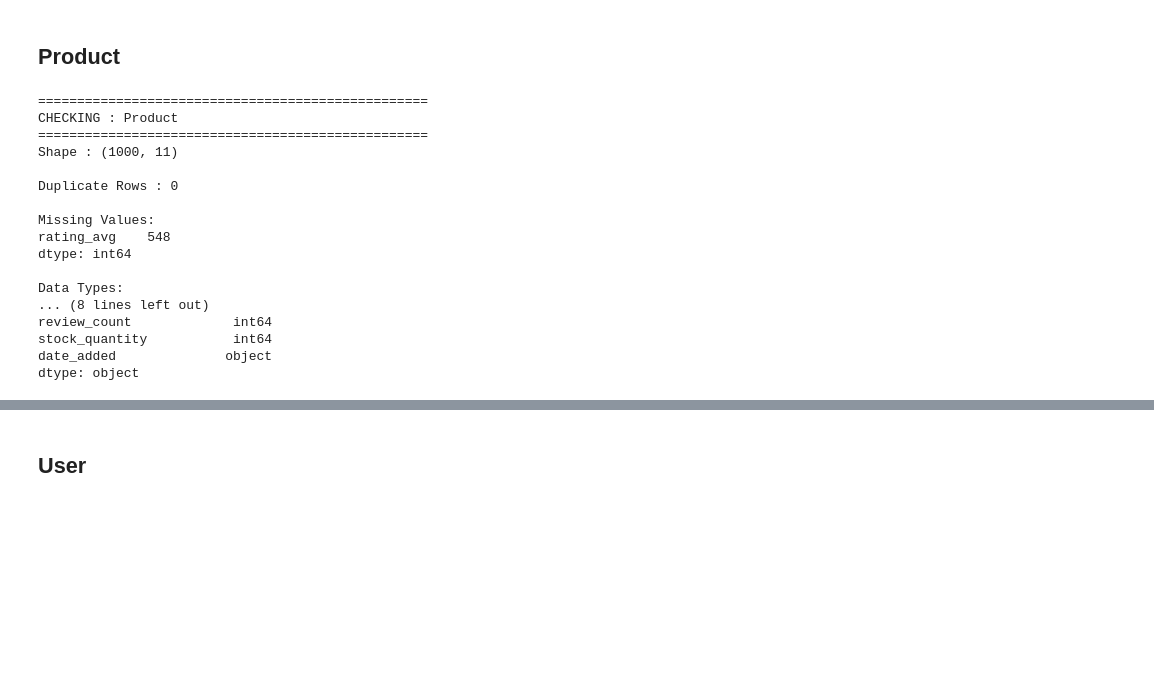
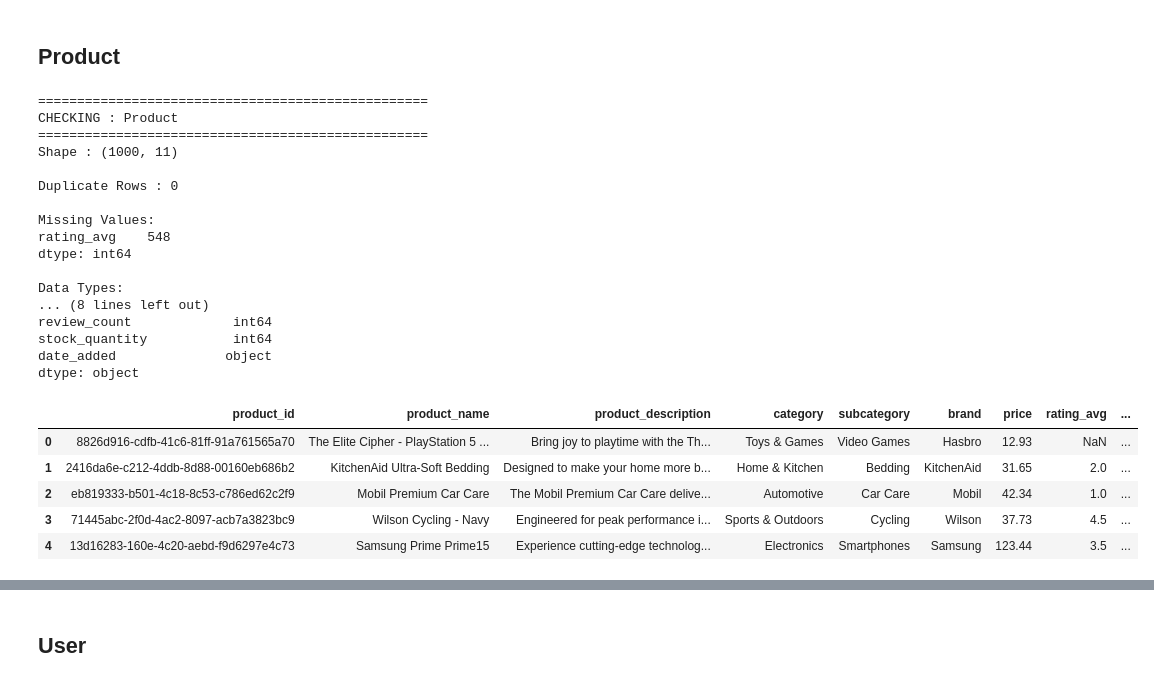
Before and after one commit to HaafizHhamda/Practice_Case, a Jupyter notebook: Untitled21.ipynb, the cells around one changed output, grey strips where cells are left out. Cells and saved outputs as stored; diff of their text form; code cells hidden in the pictures; blank space fills up the shorter version.

```diff
--- a/Untitled21.ipynb
+++ b/Untitled21.ipynb
@@ -8,7 +8,15 @@ import pandas as pd
 pd.set_option('display.max_columns',None)
 def data_quality_check(df, df_name="DataFrame"):
     """
-    Menampilkan informasi kualitas data.
+    Menampilkan metrik kualitas data dari sebuah DataFrame.
+
+    Parameters:
+    df (pd.DataFrame): DataFrame yang akan diperiksa kualitasnya.
+    df_name (str): Nama DataFrame untuk label output cetak. Default 'DataFrame'.
+
+    Returns:
+    None (Hanya mencetak statistik berupa bentuk data, baris duplikat,
+          missing values, dan tipe data ke konsol).
     """
 
     print("=" * 50)
@@ -35,23 +43,33 @@ def data_quality_check(df, df_name="DataFrame"):
 # %% [markdown]
 ## Product
 # %%
+# read file csv
 product_table = pd.read_csv('products.csv')
+
+# check kualitas data
 data_quality_check(product_table,'Product')
+product_table.head()
 # %% [output]
 ==================================================
 CHECKING : Product
 ==================================================
 Shape : (1000, 11)
 
 Duplicate Rows : 0
 
 Missing Values:
 rating_avg    548
 dtype: int64
 
 Data Types:
 ... (8 lines left out)
 review_count             int64
 stock_quantity           int64
 date_added              object
 dtype: object
+|  | product_id | product_name | product_description | category | subcategory | brand | price | rating_avg | ... |
+| 0 | 8826d916-cdfb-41c6-81ff-91a761565a70 | The Elite Cipher - PlayStation 5 ... | Bring joy to playtime with the Th... | Toys & Games | Video Games | Hasbro | 12.93 | NaN | ... |
+| 1 | 2416da6e-c212-4ddb-8d88-00160eb686b2 | KitchenAid Ultra-Soft Bedding | Designed to make your home more b... | Home & Kitchen | Bedding | KitchenAid | 31.65 | 2.0 | ... |
+| 2 | eb819333-b501-4c18-8c53-c786ed62c2f9 | Mobil Premium Car Care | The Mobil Premium Car Care delive... | Automotive | Car Care | Mobil | 42.34 | 1.0 | ... |
+| 3 | 71445abc-2f0d-4ac2-8097-acb7a3823bc9 | Wilson Cycling - Navy | Engineered for peak performance i... | Sports & Outdoors | Cycling | Wilson | 37.73 | 4.5 | ... |
+| 4 | 13d16283-160e-4c20-aebd-f9d6297e4c73 | Samsung Prime Prime15 | Experience cutting-edge technolog... | Electronics | Smartphones | Samsung | 123.44 | 3.5 | ... |
```
Also changed, not shown: parts of 9 cells of this notebook.
